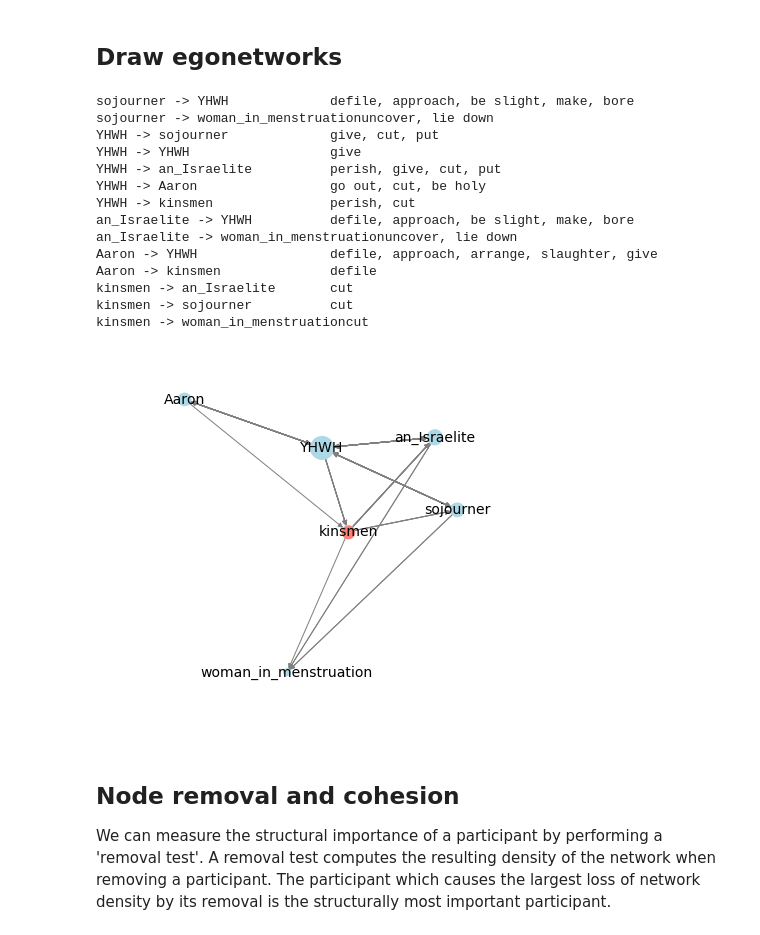
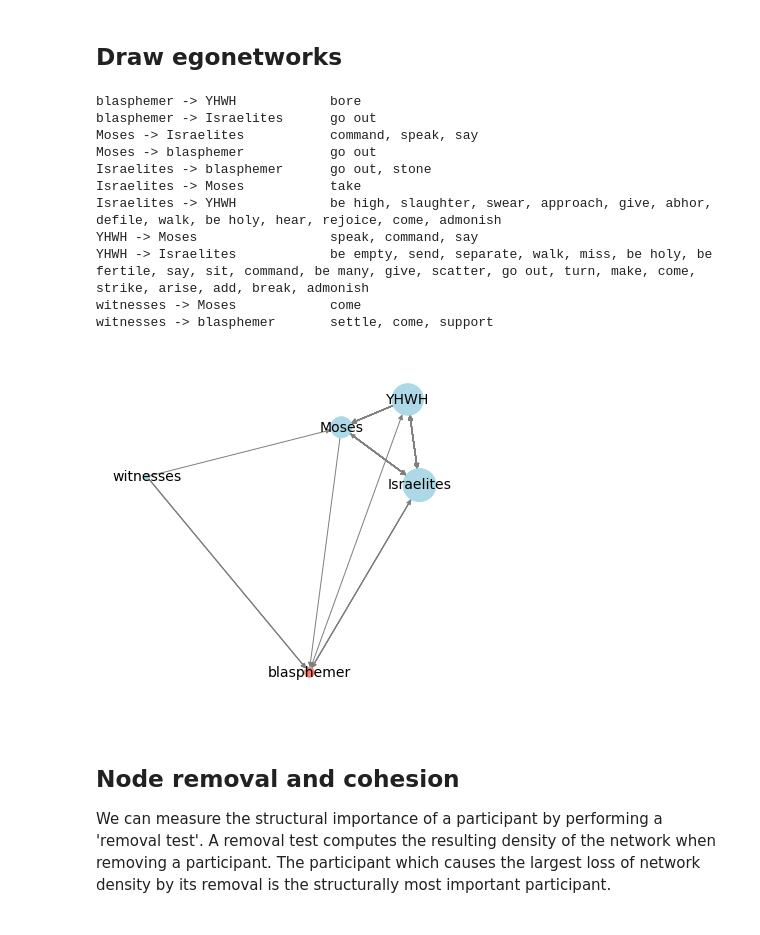
Before and after one commit to ch-jensen/SNA, a Jupyter notebook: 5_Visualizing participant networks.ipynb, the cells around one changed output. Saved outputs shown, nothing was run; the diff lists cells and outputs as text; code cells hidden in the pictures.

```diff
--- a/5_Visualizing participant networks.ipynb
+++ b/5_Visualizing participant networks.ipynb
@@ -28,14 +26,15 @@ NameError: name 'pd' is not defined
 # %%
 G = nx.MultiDiGraph()
 for n, row in data.iterrows():
-    G.add_edge(row.Source, row.Target, value=row.Label)
+    if row['Source'] != row['Target']: #Ignoring selfloops, e,g., "YHWH" > "YHWH"
+        G.add_edge(row.Source, row.Target, value=row.Label)
 # %% [markdown]
 #### Who has most relationships?
 # %%
 rel_dict = {}
 
 for n in G.nodes():
-    rel_dict[n] = len(nx.ego_graph(G, n, undirected=True))
+    rel_dict[n] = len(nx.ego_graph(G, n, undirected=True))-1
 
 pd.DataFrame([rel_dict]).T.sort_values(by=0, ascending=False)
 # %% [output]
@@ -147,10 +132,10 @@ husband 0
 # %% [markdown]
 ## Draw egonetworks
 # %%
-def draw_ego(graph, actor, size=(10,10), data=data):
+def draw_ego(graph, actor, size=(10,10), data=data, save=False, bw=False):
     plt.figure(figsize = size)
 
-    ego = nx.ego_graph(graph, actor, undirected=True)
+    ego = nx.ego_graph(graph, actor, undirected=True, radius=1)
 
     #Print edge labels
     edge_labels = collections.defaultdict(set)
@@ -167,31 +152,30 @@ def draw_ego(graph, actor, size=(10,10), data=data):
         pos=pos,
         with_labels=True,
         edge_color='grey',
-        node_color='lightblue',
+        node_color='lightgrey' if bw else 'lightblue',
         node_size=[n[1]*10 for n in ego.degree()],
         font_size=14
         )
-    nx.draw_networkx_nodes(ego, pos=pos, nodelist=[actor], node_color='salmon', node_size=ego.degree(actor)*10)
+    nx.draw_networkx_nodes(ego, pos=pos, nodelist=[actor], node_color='lightgrey' if bw else 'salmon', node_size=ego.degree(actor)*10)
     plt.margins(x=0.1, y=0.1)
+    if save:
+        plt.savefig(fname=f'images/{save}.png', dpi=500)
     plt.show()
 # %%
-draw_ego(G, "kinsmen", size=(5,5))
+draw_ego(G, "blasphemer", size=(5,5), save='7.24a')
 # %% [output]
-sojourner -> YHWH             defile, approach, be slight, make, bore
-sojourner -> woman_in_menstruationuncover, lie down
-YHWH -> sojourner             give, cut, put
-YHWH -> YHWH                  give
-YHWH -> an_Israelite          perish, give, cut, put
-YHWH -> Aaron                 go out, cut, be holy
-YHWH -> kinsmen               perish, cut
-an_Israelite -> YHWH          defile, approach, be slight, make, bore
-an_Israelite -> woman_in_menstruationuncover, lie down
-Aaron -> YHWH                 defile, approach, arrange, slaughter, give
-Aaron -> kinsmen              defile
-kinsmen -> an_Israelite       cut
-kinsmen -> sojourner          cut
-kinsmen -> woman_in_menstruationcut
+blasphemer -> YHWH            bore
+blasphemer -> Israelites      go out
+Moses -> Israelites           command, speak, say
+Moses -> blasphemer           go out
+Israelites -> blasphemer      go out, stone
+Israelites -> Moses           take
+Israelites -> YHWH            be high, slaughter, swear, approach, give, abhor, defile, walk, be holy, hear, rejoice, come, admonish
+YHWH -> Moses                 speak, command, say
+YHWH -> Israelites            be empty, send, separate, walk, miss, be holy, be fertile, say, sit, command, be many, give, scatter, go out, turn, make, come, strike, arise, add, break, admonish
+witnesses -> Moses            come
+witnesses -> blasphemer       settle, come, support
-[figure, old version]
+[figure, new version]
 # %% [markdown]
 ## Node removal and cohesion
 
```
Also changed, not shown: parts of 39 cells of this notebook, 47 other files.
